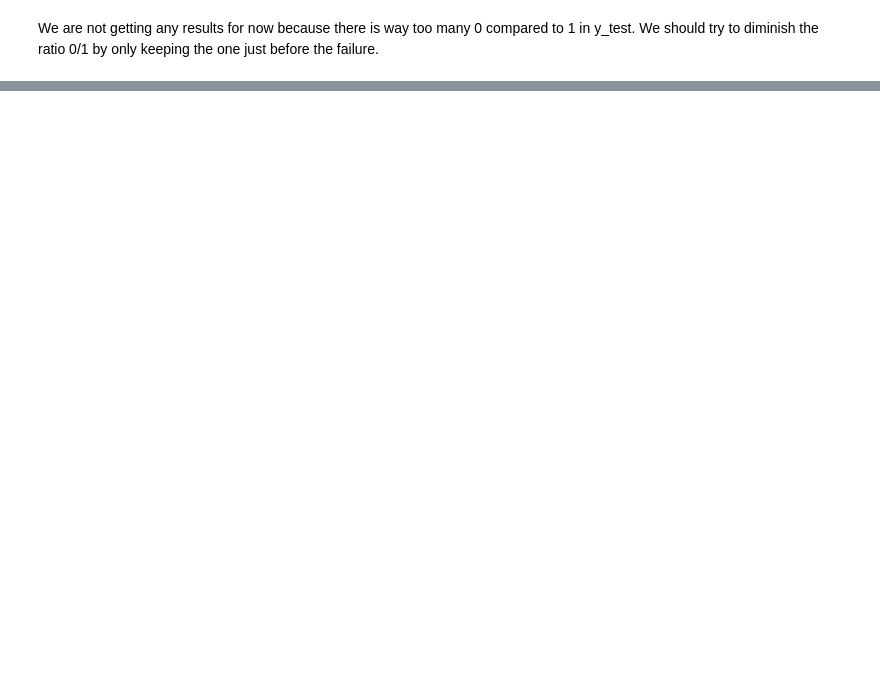
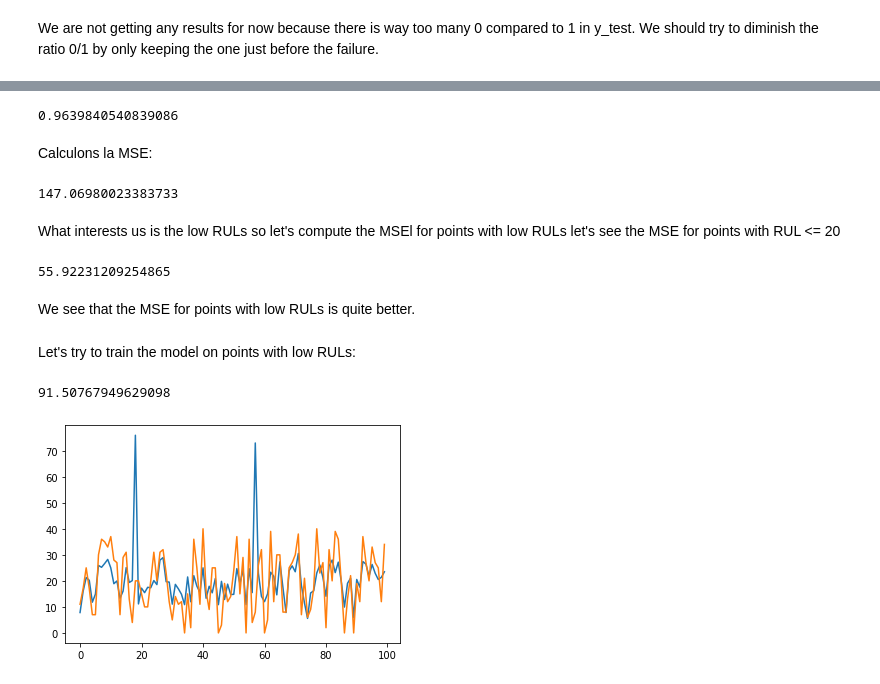
Before and after one commit to benjaminsalon/MALIS_Project, a Jupyter notebook: MALIS_Project.ipynb, the cells around one changed output, grey strips where cells are left out. Cells and saved outputs as stored; diff of their text form; code cells hidden in the pictures; blank space fills up the shorter version.

```diff
--- a/MALIS_Project.ipynb
+++ b/MALIS_Project.ipynb
@@ -211,0 +243,9 @@ We are not getting any results for now because there is way too many 0 compared
+# %%
+X_train, X_test, y_train, y_test=train_test_split(cumulative_df.drop(['Failure','RUL'], axis=1), cumulative_df[['RUL']], test_size=4000)
+X_train,X_test,y_train, y_test = np.array(X_train), np.array(X_test), np.ravel(np.array(y_train)),np.ravel(np.array(y_test))
+reg = LinearRegression().fit(X_train,y_train)
+y_hat = reg.predict(X_test)
+abscissas = [i for i in range(100)]
+plt.plot(abscissas,y_hat[:100])
+plt.plot(abscissas,y_test[:100])
+print(y_test)
@@ -211,0 +255,46 @@ We are not getting any results for now because there is way too many 0 compared
+# %%
+print(reg.score(X_train,y_train))
+# %% [output]
+0.9639840540839086
+# %% [markdown]
+Calculons la MSE:
+# %%
+MSE= 1/len(X_test)*np.sum((y_test-y_hat)**2)
+print(MSE)
+# %% [output]
+147.06980023383733
+# %% [markdown]
+What interests us is the low RULs so let's compute the MSEl for points with low RULs let's see the MSE for points with RUL <= 20
+# %%
+treshold = 40
+sum = 0
+count = 0
+for i in range(len(y_test)):
+  if (y_test[i]<=treshold):
+    sum += (y_hat[i]-y_test[i])**2
+  count += 1
+MSEl = sum/count
+print(MSEl)
+# %% [output]
+55.92231209254865
+# %% [markdown]
+We see that the MSE for points with low RULs is quite better.
+# %% [markdown]
+Let's try to train the model on points with low RULs:
+# %%
+cumulative_onlyLowRul_df = cumulative_df.copy()
+cumulative_onlyLowRul_df = cumulative_onlyLowRul_df[cumulative_onlyLowRul_df['RUL'] <= 40]
+
+X_train, X_test, y_train, y_test=train_test_split(cumulative_onlyLowRul_df.drop(['Failure','RUL'], axis=1), cumulative_onlyLowRul_df[['RUL']], test_size=int(0.4*len(cumulative_onlyLowRul_df)))
+X_train,X_test,y_train, y_test = np.array(X_train), np.array(X_test), np.ravel(np.array(y_train)),np.ravel(np.array(y_test))
+regLow = LinearRegression().fit(X_train,y_train)
+y_hat = regLow.predict(X_test)
+abscissas = [i for i in range(100)]
+plt.plot(abscissas,y_hat[:100])
+plt.plot(abscissas,y_test[:100])
+
+MSE= 1/len(X_test)*np.sum((y_test-y_hat)**2)
+print(MSE)
+# %% [output]
+91.50767949629098
+[figure, added]
```
Also changed, not shown: parts of 25 cells of this notebook.
